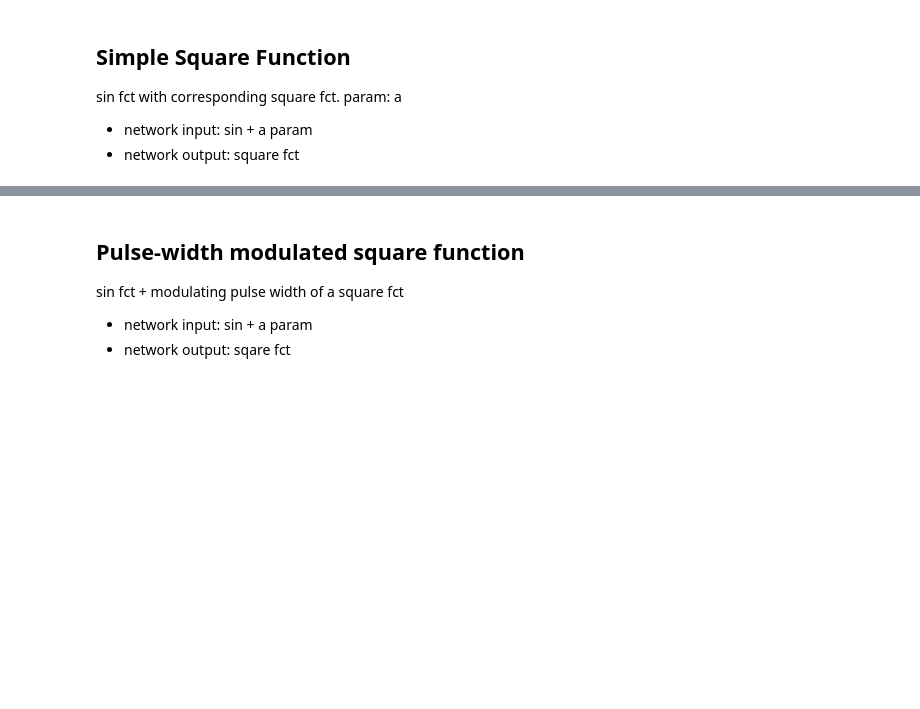
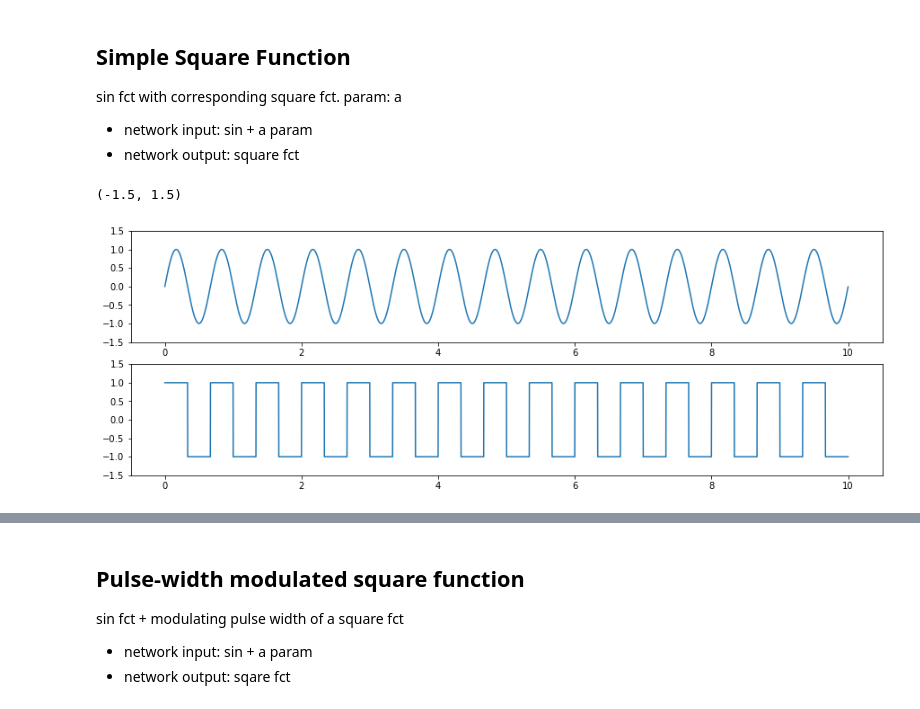
Before and after one commit to j-ehrhardt/basic-datagenerator, a Jupyter notebook: basic_data_generator.ipynb, the cells around one changed output, grey strips where cells are left out. Drawn from its saved outputs; the diff is of its cells as text; code cells hidden in the pictures; blank space fills up the shorter version.

```diff
--- a/basic_data_generator.ipynb
+++ b/basic_data_generator.ipynb
@@ -18,19 +18,28 @@ param: a
 
 - network input: sin + a param
 - network output: square fct
+# %%
+def create_sin_sq(a, seq_len):
+    t = np.linspace(0, 10, seq_len, endpoint=False)
+    sin = np.sin(np.pi * a * t)
+    squ = signal.square(np.pi * a * t)
+    param_a = [a] * seq_len
+    return sin, squ, param_a
 # %%
 # ds modulation
-a = 2
-t = np.linspace(0, 10, SEQ_LEN, endpoint=False)
-sin = np.sin(np.pi * a * t)
-squ = signal.square(np.pi * a * t)
-param_a = [a] * SEQ_LEN
+a = 3
+SEQ_LEN = 10000
+
+sin, squ, param_a = create_sin_sq(a, SEQ_LEN)
 
 plt.figure(figsize=(15,5))
 plt.subplot(2, 1, 1)
 plt.plot(t, sin)
 plt.ylim(-1.5, 1.5)
 
 plt.subplot(2, 1, 2)
 plt.plot(t, squ)
 plt.ylim(-1.5, 1.5)
+# %% [output]
+(-1.5, 1.5)
+[figure, added]
```
Also changed, not shown: parts of 9 cells of this notebook.
